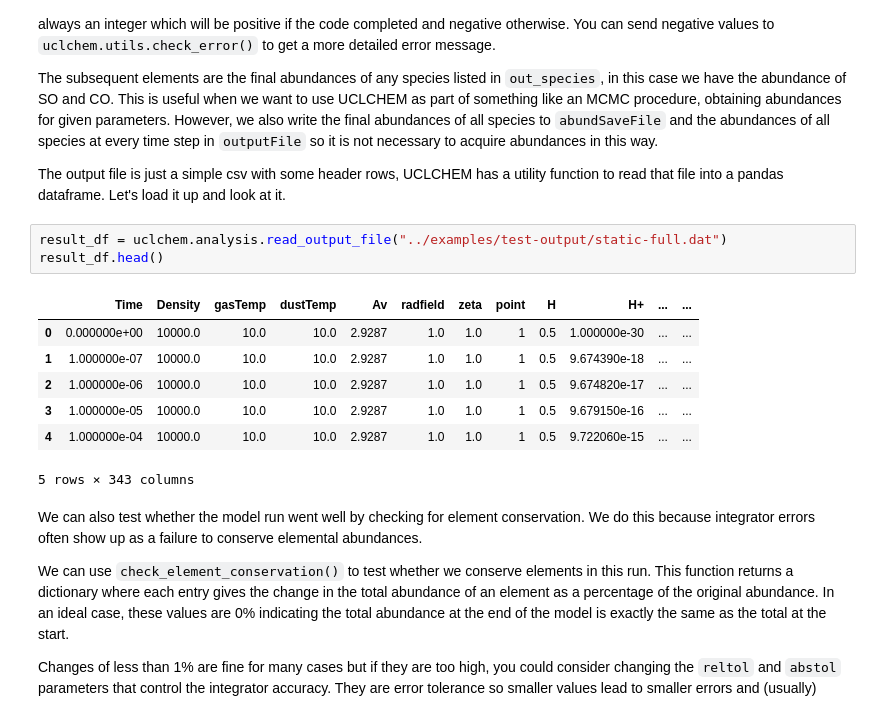
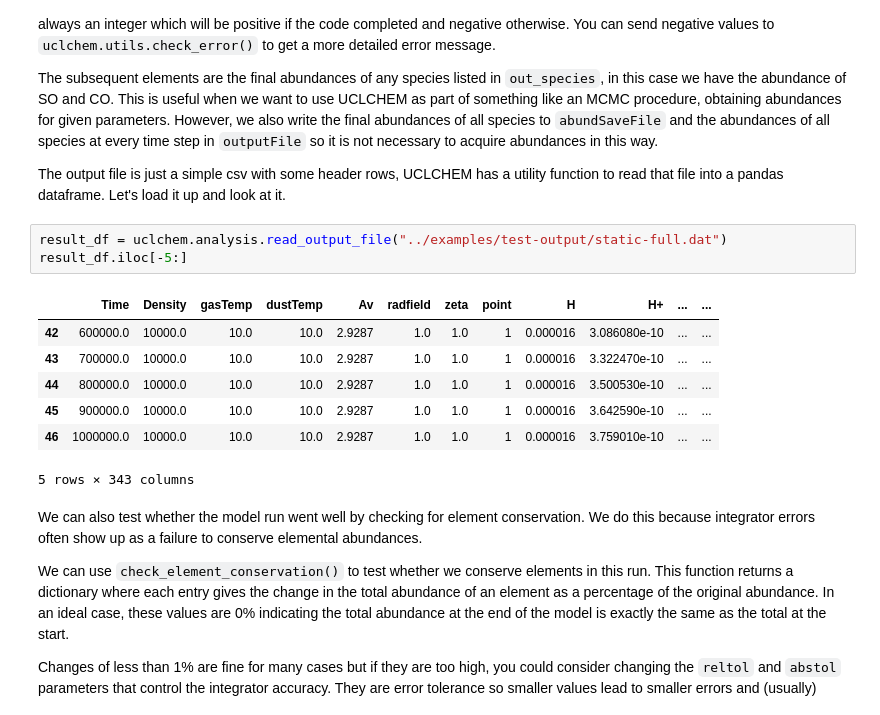
Before and after one commit to Cortega13/UCLCHEM_Evolving_Physics, a Jupyter notebook: notebooks/1_first_model.ipynb, the cells around one changed output. Saved outputs shown, nothing was run; the diff lists cells and outputs as text.

```diff
--- a/notebooks/1_first_model.ipynb
+++ b/notebooks/1_first_model.ipynb
@@ -44,14 +54,14 @@ The subsequent elements are the final abundances of any species listed in `out_s
 The output file is just a simple csv with some header rows, UCLCHEM has a utility function to read that file into a pandas dataframe. Let's load it up and look at it.
 # %%
 result_df = uclchem.analysis.read_output_file("../examples/test-output/static-full.dat")
-result_df.head()
+result_df.iloc[-5:]
 # %% [output]
 |  | Time | Density | gasTemp | dustTemp | Av | radfield | zeta | point | H | H+ | ... | ... |
-| 0 | 0.000000e+00 | 10000.0 | 10.0 | 10.0 | 2.9287 | 1.0 | 1.0 | 1 | 0.5 | 1.000000e-30 | ... | ... |
-| 1 | 1.000000e-07 | 10000.0 | 10.0 | 10.0 | 2.9287 | 1.0 | 1.0 | 1 | 0.5 | 9.674390e-18 | ... | ... |
-| 2 | 1.000000e-06 | 10000.0 | 10.0 | 10.0 | 2.9287 | 1.0 | 1.0 | 1 | 0.5 | 9.674820e-17 | ... | ... |
-| 3 | 1.000000e-05 | 10000.0 | 10.0 | 10.0 | 2.9287 | 1.0 | 1.0 | 1 | 0.5 | 9.679150e-16 | ... | ... |
-| 4 | 1.000000e-04 | 10000.0 | 10.0 | 10.0 | 2.9287 | 1.0 | 1.0 | 1 | 0.5 | 9.722060e-15 | ... | ... |
+| 42 | 600000.0 | 10000.0 | 10.0 | 10.0 | 2.9287 | 1.0 | 1.0 | 1 | 0.000016 | 3.086080e-10 | ... | ... |
+| 43 | 700000.0 | 10000.0 | 10.0 | 10.0 | 2.9287 | 1.0 | 1.0 | 1 | 0.000016 | 3.322470e-10 | ... | ... |
+| 44 | 800000.0 | 10000.0 | 10.0 | 10.0 | 2.9287 | 1.0 | 1.0 | 1 | 0.000016 | 3.500530e-10 | ... | ... |
+| 45 | 900000.0 | 10000.0 | 10.0 | 10.0 | 2.9287 | 1.0 | 1.0 | 1 | 0.000016 | 3.642590e-10 | ... | ... |
+| 46 | 1000000.0 | 10000.0 | 10.0 | 10.0 | 2.9287 | 1.0 | 1.0 | 1 | 0.000016 | 3.759010e-10 | ... | ... |
 5 rows × 343 columns
 # %% [markdown]
 We can also test whether the model run went well by checking for element conservation. We do this because integrator errors often show up as a failure to conserve elemental abundances.
```
Also changed, not shown: parts of 2 cells of this notebook, 21 other files.
